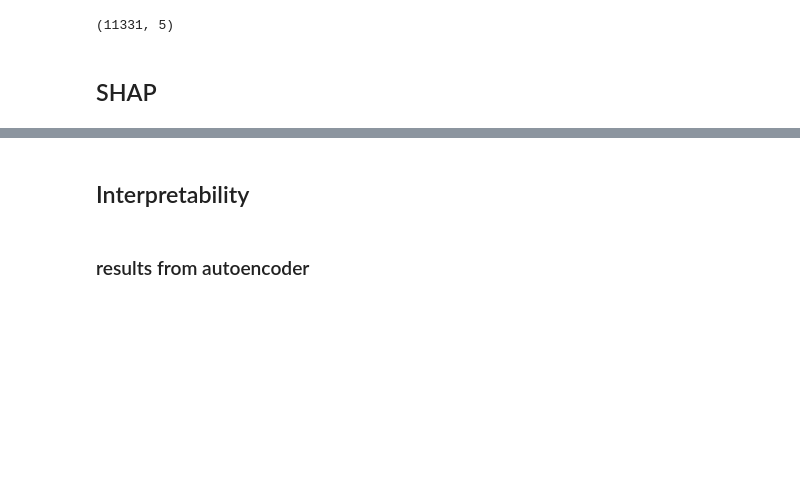
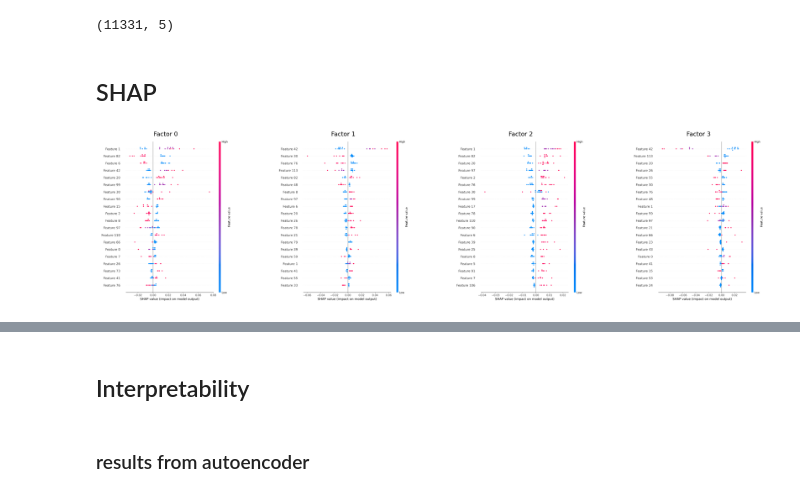
Before and after one commit to ReveRoyl/ABCD_tabular_data_analysis, a Jupyter notebook: notebooks/Autoencoder.ipynb, the cells around one changed output, grey strips where cells are left out. Saved outputs shown, nothing was run; the diff lists cells and outputs as text; code cells hidden in the pictures; blank space fills up the shorter version.

```diff
--- a/notebooks/Autoencoder.ipynb
+++ b/notebooks/Autoencoder.ipynb
@@ -47,7 +49,7 @@ X_test = scaler.transform(X_test_raw)
 ## Train and save the model
 # %%
 autoencoder = Autoencoder(X_train, X_val, encoding_dim=5,
-                          layer1_neurons=103, layer2_neurons=45, layer3_neurons=54)
+                          layer1_neurons=127, layer2_neurons=117, layer3_neurons=106)
 autoencoder.train()
 (
     latent_factors,
@@ -292,6 +323,46 @@ explainer = shap.DeepExplainer(model, torch.tensor(background, dtype=torch.float
 
 # 计算 SHAP 值
 shap_values = explainer.shap_values(torch.tensor(X_test[:20], dtype=torch.float32).to(device))
+# %%
+import shap
+import matplotlib.pyplot as plt
+import io
+from PIL import Image
+
+# We'll store each SHAP summary_plot as an in-memory PNG, then display them
+images = []
+
+for i in range(4):
+    # 1) Create the SHAP summary plot on a brand-new figure
+    shap.summary_plot(shap_values[:,:,i], X_test[:20], show=False)
+
+    # 2) Grab that just-created figure object
+    tmp_fig = plt.gcf()
+
+    # 3) Save it to a buffer in PNG format
+    buf = io.BytesIO()
+    tmp_fig.savefig(buf, format='png', bbox_inches='tight', dpi=300)
+    buf.seek(0)
+
+    # 4) Convert buffer -> PIL image and store
+    images.append(Image.open(buf))
+
+    # 5) Close that figure to avoid overlapping the next iteration
+    plt.close(tmp_fig)
+
+# Now create a single "master" figure of 1 row × 4 columns
+fig, axes = plt.subplots(nrows=1, ncols=4, figsize=(20,5))
+
+for idx, ax in enumerate(axes):
+    # 6) Display each PIL image in its own subplot
+    ax.imshow(images[idx])
+    ax.set_axis_off()
+    ax.set_title(f"Factor {idx}")
+
+plt.tight_layout()
+plt.show()
+# %% [output]
+[figure, added]
 # %%
 shap.summary_plot(shap_values[:,:,0], X_test[:20])
 shap.summary_plot(shap_values[:,:,1], X_test[:20])
```
Also changed, not shown: parts of 7 cells of this notebook, 13 other files.
